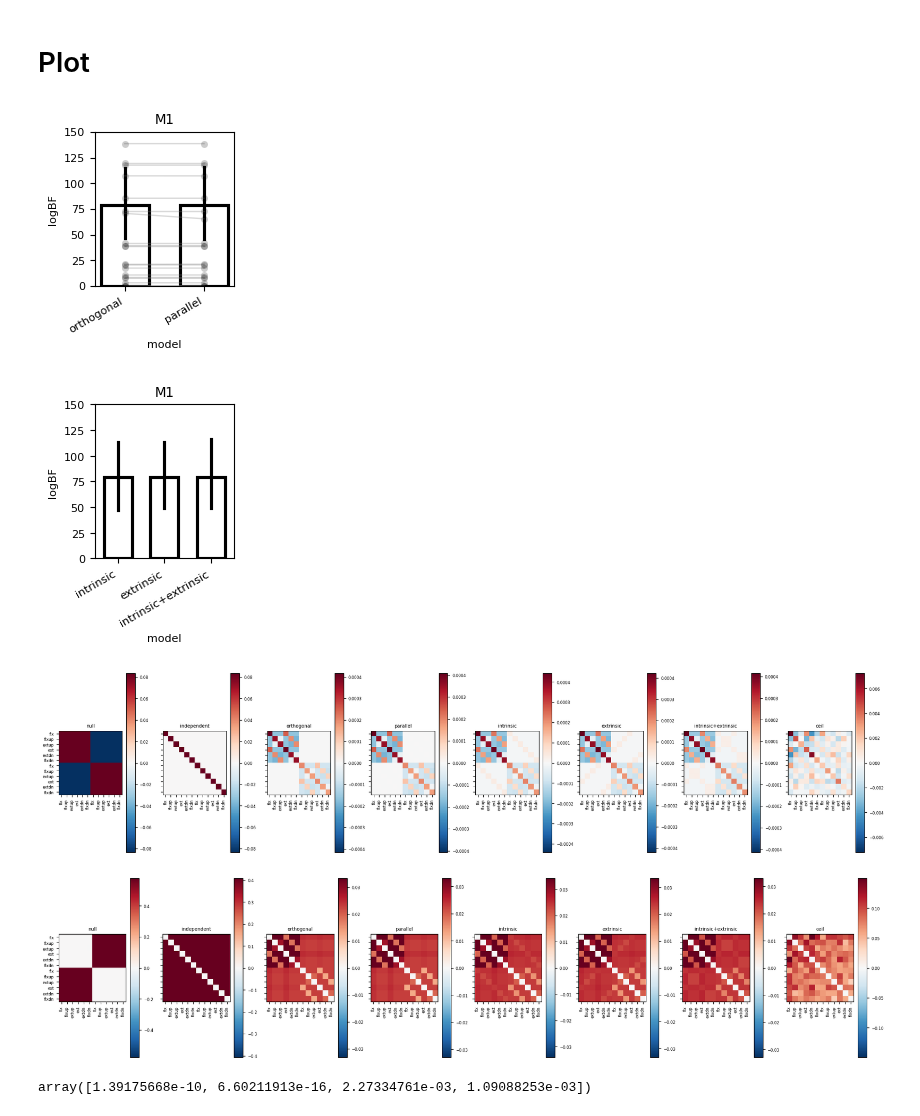
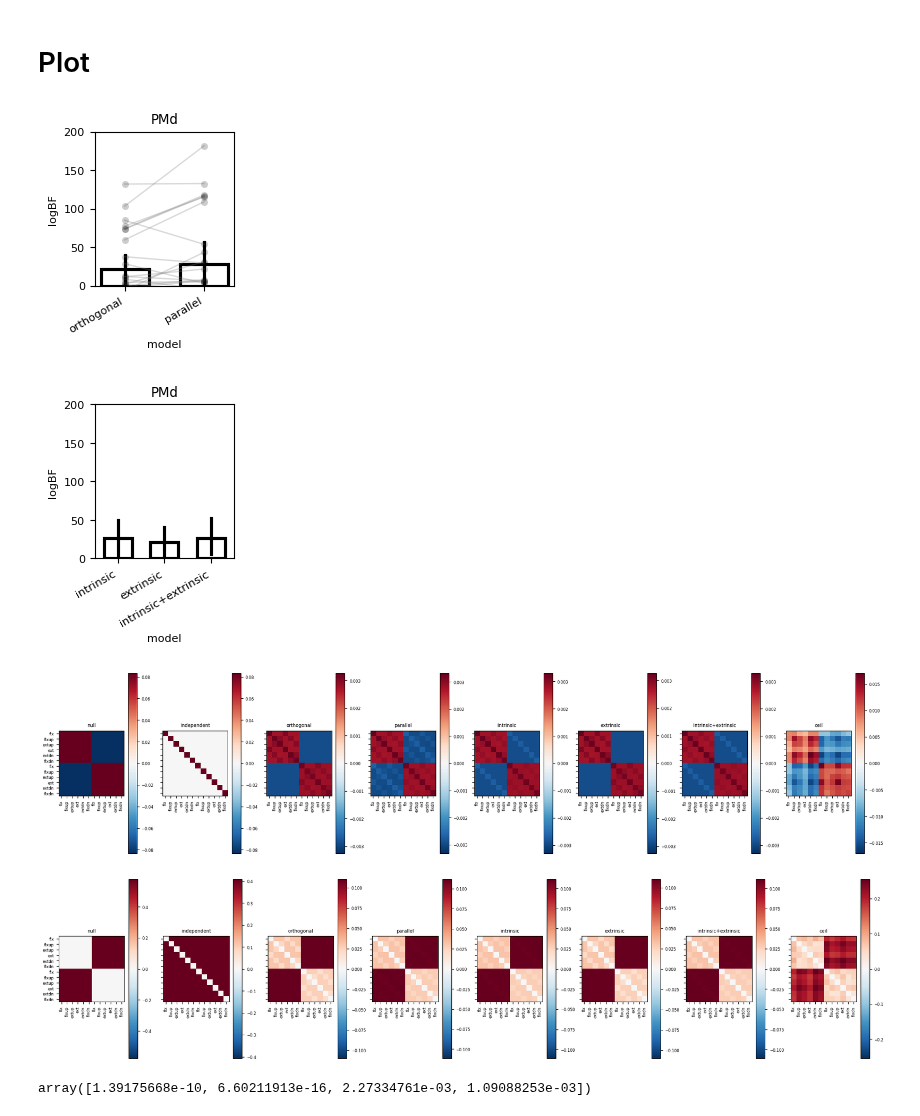
Before and after one commit to alighavam/bimanual_wrist, a Jupyter notebook: notebooks_mri/PCM_unimanual.ipynb, the cells around one changed output. Saved outputs shown, nothing was run; the diff lists cells and outputs as text; code cells hidden in the pictures.

```diff
--- a/notebooks_mri/PCM_unimanual.ipynb
+++ b/notebooks_mri/PCM_unimanual.ipynb
@@ -711,7 +711,7 @@ See the caveats in the documentation: https://pandas.pydata.org/pandas-docs/stab
 # load model fits:
 import pickle
 regions = ['M1','S1','PMd','PMv','SMA','SPLa','SPLp','V1']
-region = 'M1'
+region = 'PMd'
 
 labels = ['flx', 'flxup', 'extup', 'ext', 'extdn', 'flxdn', 'flx', 'flxup', 'extup', 'ext', 'extdn', 'flxdn']
 
@@ -741,12 +741,12 @@ sig_pairs = {'M1': [],
              'V1': [[0,1]]}
 
 max_range = {'M1': 150,
-             'S1': 700,
+             'S1': 300,
              'PMd': 200,
-             'PMv': 400,
-             'SMA': 400,
-             'SPLa': 600,
-             'SPLp': 700,
+             'PMv': 150,
+             'SMA': 200,
+             'SPLa': 250,
+             'SPLp': 250,
              'V1': 2000}
 
 # Models:
@@ -876,37 +876,37 @@ for i in range(nmodels):
     G = M[i].predict(theta_gr[i][:M[i].n_param])[0]
     vmin = -np.max(np.abs(G))
     vmax = np.max(np.abs(G))
     ax[i].imshow(G, cmap=cmap, vmin=vmin, vmax=vmax)
     ax[i].set_title(M[i].name)
     ax[i].set_xticks(list(range(12)))
     ax[i].set_xticklabels(labels, rotation=90)
     ax[i].set_yticks(list(range(12)))
     ax[i].set_yticklabels(labels)
     plt.colorbar(ax[i].imshow(G, cmap=cmap, vmin=vmin, vmax=vmax), ax=ax[i])
 plt.tight_layout()
 plt.show()
 
 fig, ax = plt.subplots(1,nmodels, figsize=(18,4), sharey=True)
 for i in range(nmodels):
     G = M[i].predict(theta_gr[i][:M[i].n_param])[0]
     D = pcm.G_to_dist(G)
     D = np.sign(D) * np.sqrt(np.abs(D))
     vmin = -np.max(np.abs(D))
     vmax = np.max(np.abs(D))
     ax[i].imshow(D, cmap=cmap, vmin=vmin, vmax=vmax)
     ax[i].set_title(M[i].name)
     ax[i].set_xticks(list(range(12)))
     ax[i].set_xticklabels(labels, rotation=90)
     ax[i].set_yticks(list(range(12)))
     ax[i].set_yticklabels(labels)
     plt.colorbar(ax[i].imshow(D, cmap=cmap, vmin=vmin, vmax=vmax), ax=ax[i])
 plt.tight_layout()
 plt.show()
 # %% [output]
-[figure, old version]
+[figure, new version]
-[figure, old version]
+[figure, new version]
-[figure, old version]
+[figure, new version]
-[figure, old version]
+[figure, new version]
 # %%
 i = 2
 tmp = theta_gr[i][:M[i].n_param]
```
Also changed, not shown: parts of 1 cell of this notebook, 1 other file.
